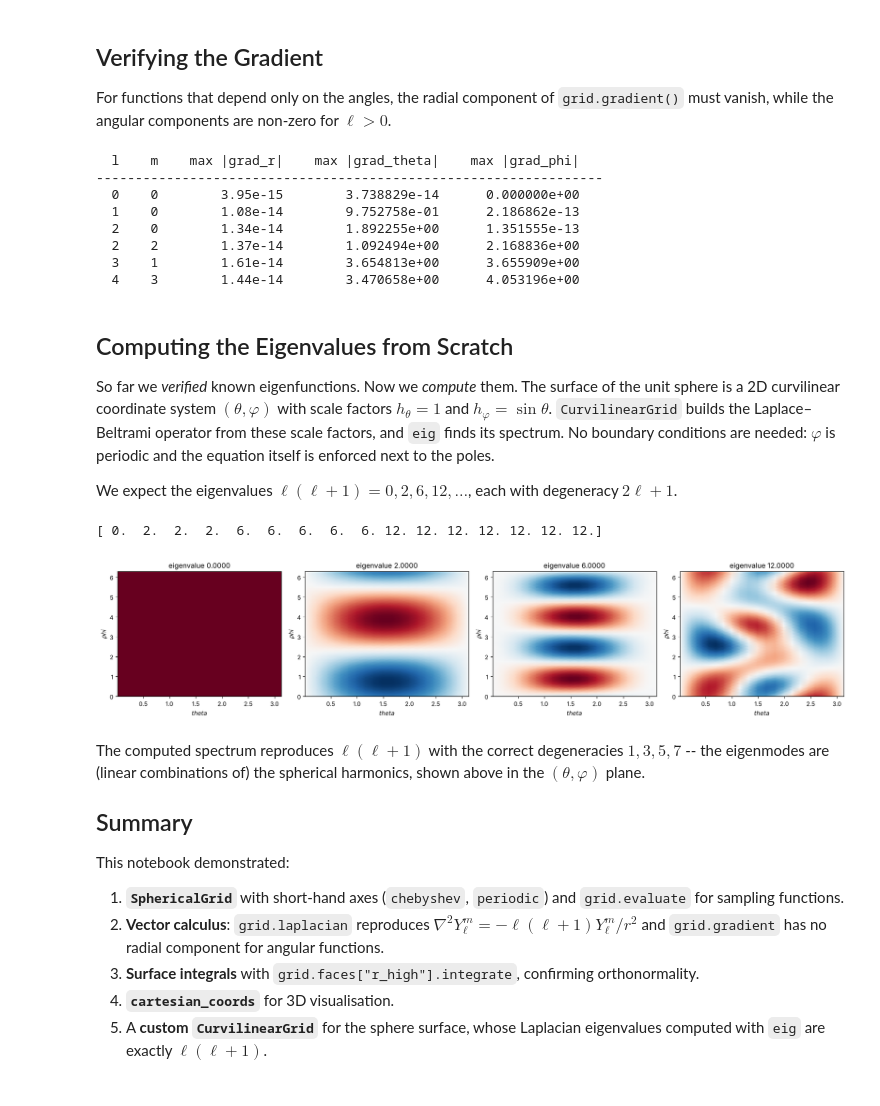
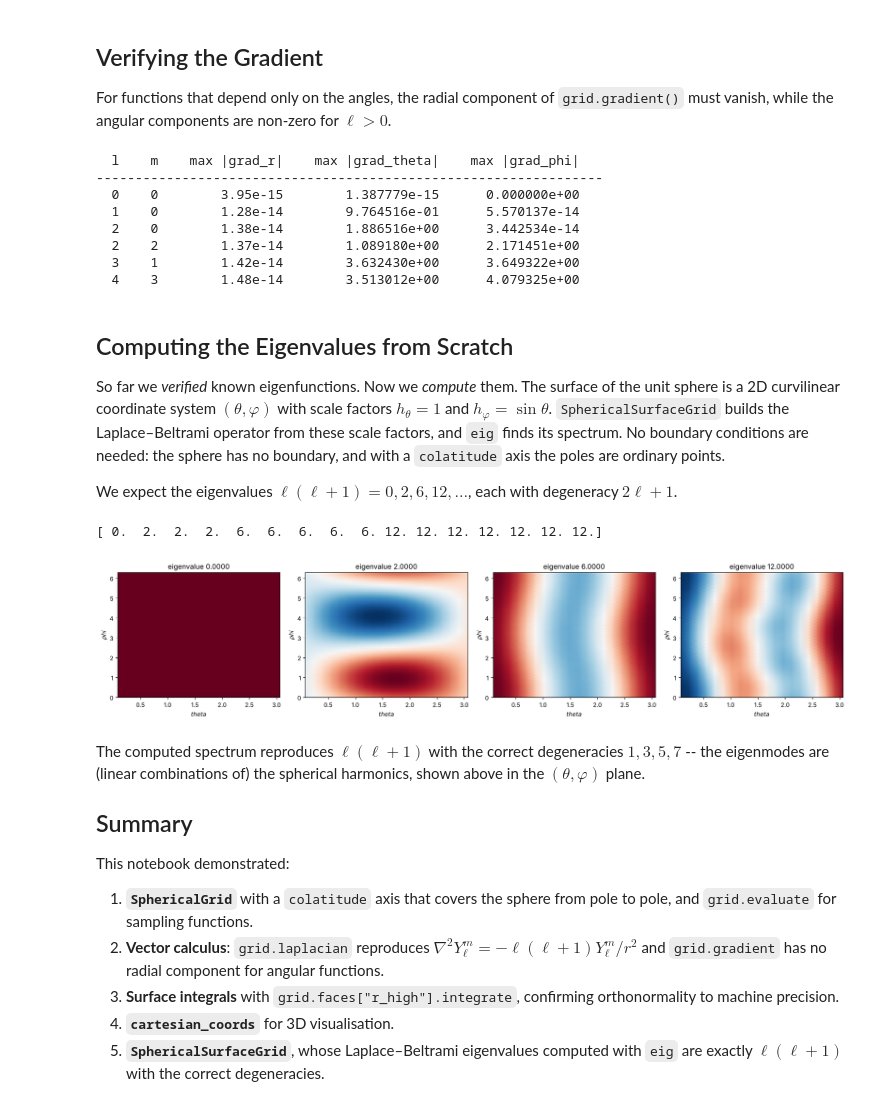
Before and after one commit to maroba/numgrids, a Jupyter notebook: examples/spherical-harmonics.ipynb, the cells around one changed output. Cells and saved outputs as stored; diff of their text form; code cells hidden in the pictures.

```diff
--- a/examples/spherical-harmonics.ipynb
+++ b/examples/spherical-harmonics.ipynb
@@ -45,10 +46,9 @@ We build a 3D spherical grid with coordinates $(r, \theta, \varphi)$; its axes a
 - **Azimuthal axis** ($\varphi$): periodic points on $[0,\, 2\pi)$.
 # %%
-eps = 0.01
 grid = SphericalGrid(
-    chebyshev(20, 0.5, 2.0),            # r
-    chebyshev(40, eps, np.pi - eps),    # theta
-    periodic(60),                       # phi
+    chebyshev(20, 0.5, 2.0),    # r
+    colatitude(40),             # theta, pole to pole
+    periodic(60),               # phi
 )
 R, Theta, Phi = grid.meshed_coords
 print(grid)
@@ -153,11 +154,21 @@ radius, rescale it to the unit sphere and color it by the value of the harmonic.
 # %%
-X, Yc, Z = (c[-1] / r_outer for c in grid.cartesian_coords)
+theta = np.concatenate([[0.0], grid.coords[1], [np.pi]])
+phi = np.concatenate([grid.coords[2], [2 * np.pi]])
+T, P = np.meshgrid(theta, phi, indexing="ij")
+X, Yc, Z = np.sin(T) * np.cos(P), np.sin(T) * np.sin(P), np.cos(T)
+
+def on_closed_sphere(f):
+    # values on the outer sphere, plus interpolated pole values and the closed seam
+    outer = f[-1]
+    poles = grid.interpolate(f, [(r_outer, 0.0, 0.0), (r_outer, np.pi, 0.0)], method="spectral")
+    values = np.vstack([np.full(outer.shape[1], poles[0]), outer, np.full(outer.shape[1], poles[1])])
+    return np.hstack([values, values[:, :1]])
 
 fig = plt.figure(figsize=(14, 12))
 norm = colors.Normalize(vmin=-1, vmax=1)
 for idx, (l, m) in enumerate([(0, 0), (1, 0), (2, 0), (2, 2)]):
     ax = fig.add_subplot(2, 2, idx + 1, projection="3d")
-    vals = Y[(l, m)][-1]
+    vals = on_closed_sphere(Y[(l, m)])
     vals = vals / np.abs(vals).max()
     ax.plot_surface(X, Yc, Z, facecolors=cm.RdBu_r(norm(vals)), rstride=1, cstride=1,
                     antialiased=False, shade=False)
@@ -186,46 +197,39 @@ for l, m in harmonics:
 # %% [output]
   l    m    max |grad_r|    max |grad_theta|    max |grad_phi|
 -----------------------------------------------------------------
-  0    0        3.95e-15        3.738829e-14      0.000000e+00
-  1    0        1.08e-14        9.752758e-01      2.186862e-13
-  2    0        1.34e-14        1.892255e+00      1.351555e-13
-  2    2        1.37e-14        1.092494e+00      2.168836e+00
-  3    1        1.61e-14        3.654813e+00      3.655909e+00
-  4    3        1.44e-14        3.470658e+00      4.053196e+00
+  0    0        3.95e-15        1.387779e-15      0.000000e+00
+  1    0        1.28e-14        9.764516e-01      5.570137e-14
+  2    0        1.38e-14        1.886516e+00      3.442534e-14
+  2    2        1.37e-14        1.089180e+00      2.171451e+00
+  3    1        1.42e-14        3.632430e+00      3.649322e+00
+  4    3        1.48e-14        3.513012e+00      4.079325e+00
 # %% [markdown]
 ## Computing the Eigenvalues from Scratch
 
 So far we *verified* known eigenfunctions. Now we *compute* them. The surface of the unit sphere is a 2D
 curvilinear coordinate system $(\theta, \varphi)$ with scale factors $h_\theta = 1$ and
-$h_\varphi = \sin\theta$. `CurvilinearGrid` builds the Laplace–Beltrami operator from these scale factors,
-and `eig` finds its spectrum. No boundary conditions are needed: $\varphi$ is periodic and the equation itself is
-enforced next to the poles.
+$h_\varphi = \sin\theta$. `SphericalSurfaceGrid` builds the Laplace–Beltrami operator from these scale factors,
+and `eig` finds its spectrum. No boundary conditions are needed: the sphere has no boundary, and with a
+`colatitude` axis the poles are ordinary points.
 
 We expect the eigenvalues $\ell(\ell+1) = 0, 2, 6, 12, \ldots$, each with degeneracy $2\ell + 1$.
-# %%
-surface = CurvilinearGrid(
-    chebyshev(30, eps, np.pi - eps, name="theta"),
-    periodic(40, name="phi"),
-    scale_factors=(
-        lambda c: np.ones_like(c[0]),   # h_theta = 1
-        lambda c: np.sin(c[0]),         # h_phi = sin(theta)
-    ),
-)
-
-eigenvalues, modes = (-surface.laplacian_operator()).eig(k=16)
-print(np.round(eigenvalues, 8))
-# %% [output]
-[ 0.  2.  2.  2.  6.  6.  6.  6.  6. 12. 12. 12. 12. 12. 12. 12.]
+# %%
+surface = SphericalSurfaceGrid(colatitude(20), periodic(40))
+
+eigenvalues, modes = (-surface.laplacian_operator()).eig(k=16)
+print(np.round(eigenvalues, 10) + 0.0)
+# %% [output]
+[ 0.  2.  2.  2.  6.  6.  6.  6.  6. 12. 12. 12. 12. 12. 12. 12.]
 # %%
 fig, axes = plt.subplots(1, 4, figsize=(18, 4))
 for ax, i in zip(axes, [0, 1, 4, 9]):
     mode = modes[i] / np.abs(modes[i]).max()
     surface.plot(mode, ax=ax, cmap="RdBu_r", colorbar=False, vmin=-1, vmax=1)
-    ax.set_title(f"eigenvalue {eigenvalues[i]:.4f}")
+    ax.set_title(f"eigenvalue {round(eigenvalues[i], 10) + 0.0:.4f}")
 plt.tight_layout()
 plt.show()
 # %% [output]
-[figure, old version]
+[figure, new version]
 # %% [markdown]
 The computed spectrum reproduces $\ell(\ell+1)$ with the correct degeneracies $1, 3, 5, 7$ -- the eigenmodes
 are (linear combinations of) the spherical harmonics, shown above in the $(\theta, \varphi)$ plane.
@@ -234,10 +238,12 @@ are (linear combinations of) the spherical harmonics, shown above in the $(\thet
 
 This notebook demonstrated:
 
-1. **`SphericalGrid`** with short-hand axes (`chebyshev`, `periodic`) and `grid.evaluate` for sampling functions.
+1. **`SphericalGrid`** with a `colatitude` axis that covers the sphere from pole to pole, and `grid.evaluate`
+   for sampling functions.
 2. **Vector calculus**: `grid.laplacian` reproduces $\nabla^2 Y_\ell^m = -\ell(\ell+1) Y_\ell^m / r^2$ and
    `grid.gradient` has no radial component for angular functions.
-3. **Surface integrals** with `grid.faces["r_high"].integrate`, confirming orthonormality.
+3. **Surface integrals** with `grid.faces["r_high"].integrate`, confirming orthonormality to machine
+   precision.
 4. **`cartesian_coords`** for 3D visualisation.
-5. A **custom `CurvilinearGrid`** for the sphere surface, whose Laplacian eigenvalues computed with `eig`
-   are exactly $\ell(\ell+1)$.
+5. **`SphericalSurfaceGrid`**, whose Laplace–Beltrami eigenvalues computed with `eig` are exactly
+   $\ell(\ell+1)$ with the correct degeneracies.
```
Also changed, not shown: parts of 9 cells of this notebook, 17 other files.
